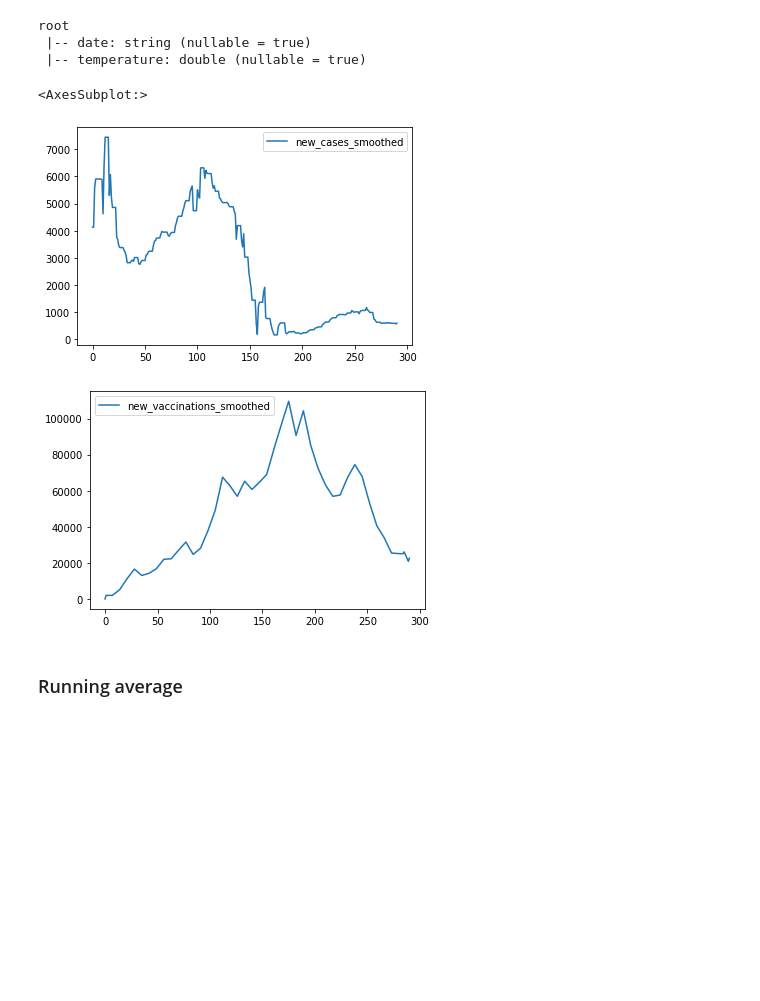
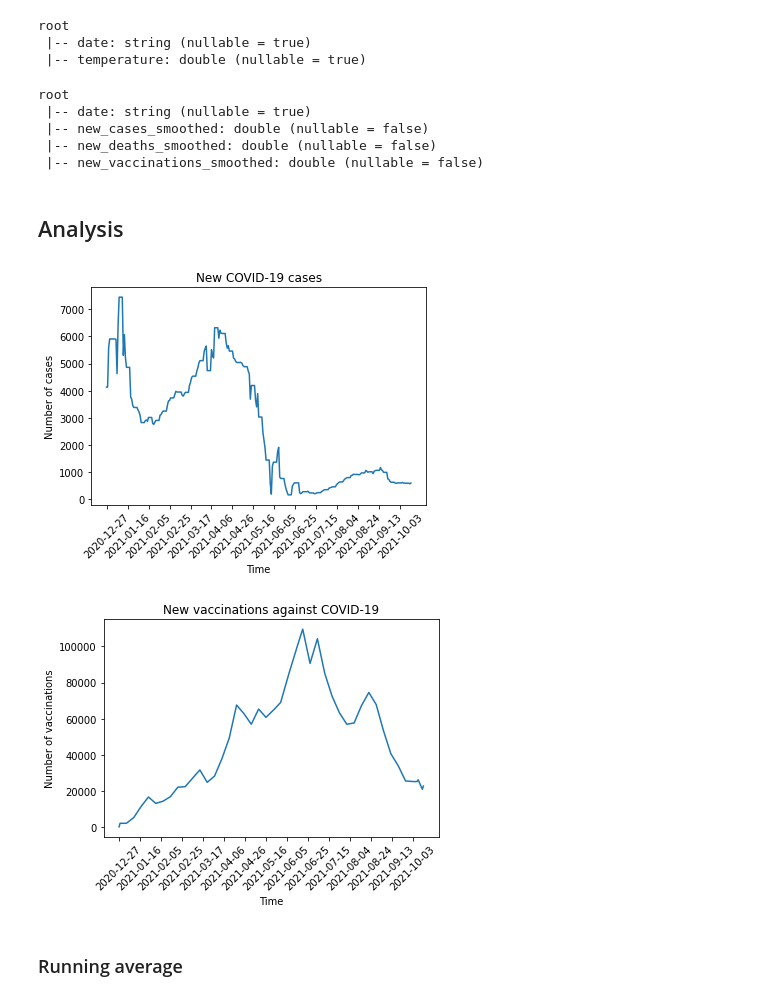
Before and after one commit to annasanchez27/covid-vaccination, a Jupyter notebook: experiments.ipynb, the cells around one changed output. Drawn from its saved outputs; the diff is of its cells as text; code cells hidden in the pictures; blank space fills up the shorter version.

```diff
--- a/experiments.ipynb
+++ b/experiments.ipynb
@@ -36,12 +37,16 @@ df_cases = spark.read.option("header",True) \
     .csv(hdfs_path + 'data/covid-data-per-country.csv')
 df_cases = df_cases.filter(col('location') == 'Sweden')
 df_cases = df_cases.select(col('date'),
-                            col('new_cases').cast("double"),
-                            col('new_deaths').cast("double"),
-                            col('new_vaccinations').cast("double"),
                             col('new_cases_smoothed').cast("double"),
                             col('new_deaths_smoothed').cast("double"),
                             col('new_vaccinations_smoothed').cast("double"))
 df_cases = df_cases.na.fill(0.0)
 # df_cases.show()
+df_cases.printSchema()
+# %% [output]
+root
+ |-- date: string (nullable = true)
+ |-- new_cases_smoothed: double (nullable = false)
+ |-- new_deaths_smoothed: double (nullable = false)
+ |-- new_vaccinations_smoothed: double (nullable = false)
 # %%
@@ -48,12 +54,39 @@ df_cases = df_cases.na.fill(0.0)
 df = df_weather.join(df_cases, on='date', how='inner')
 # df.show()
-# %%
-df_pd = df.toPandas()
-df_pd[['new_cases_smoothed']].plot()
-df_pd[['new_vaccinations_smoothed']].plot()
-# %% [output]
-<AxesSubplot:>
-[figure, removed]
-[figure, removed]
+# %% [markdown]
+## Analysis
+# %%
+# Cast to pandas for analysis
+df_pd = df.toPandas()
+
+# Plot new cases in Sweden
+dates = df_pd['date']
+plt.plot(dates, df_pd['new_cases_smoothed'])
+plt.title('New COVID-19 cases')
+plt.ylabel('Number of cases')
+plt.xlabel('Time')
+
+l = [dates.iloc[i] for i in range(0, dates.shape[-1], 20)]
+ax = plt.gca()
+ax.set(xticks=l, xticklabels=l)
+plt.xticks(rotation=45)
+
+plt.figure()
+
+# Plot new vaccinations in Sweden.
+plt.plot(dates, df_pd['new_vaccinations_smoothed'])
+plt.title('New vaccinations against COVID-19')
+plt.ylabel('Number of vaccinations')
+plt.xlabel('Time')
+
+l = [dates.iloc[i] for i in range(0, dates.shape[-1], 20)]
+ax = plt.gca()
+ax.set(xticks=l, xticklabels=l)
+plt.xticks(rotation=45)
+
+print()
+# %% [output]
+[figure, added]
+[figure, added]
 # %% [markdown]
 ### Running average
```
Also changed, not shown: parts of 26 cells of this notebook.
